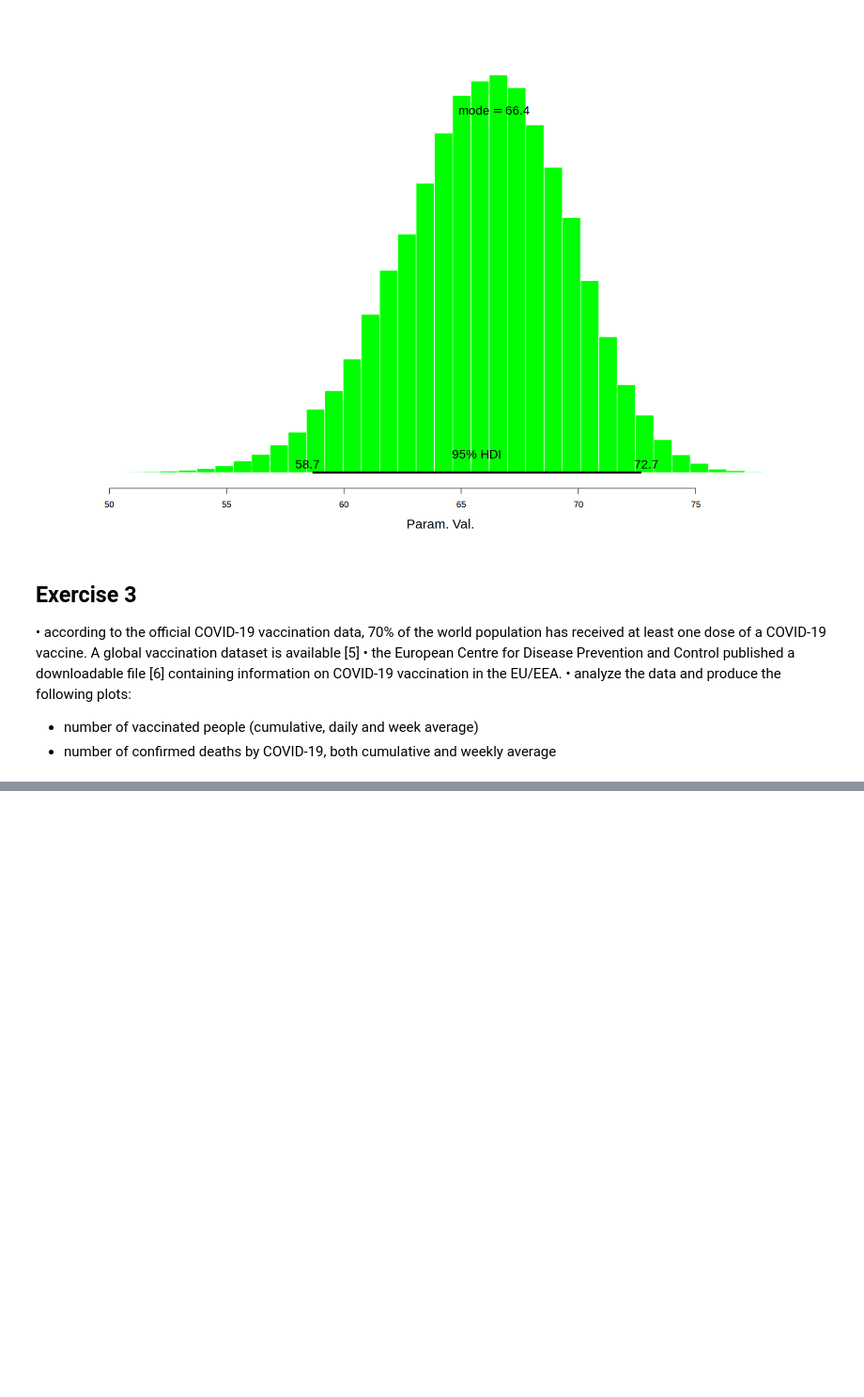
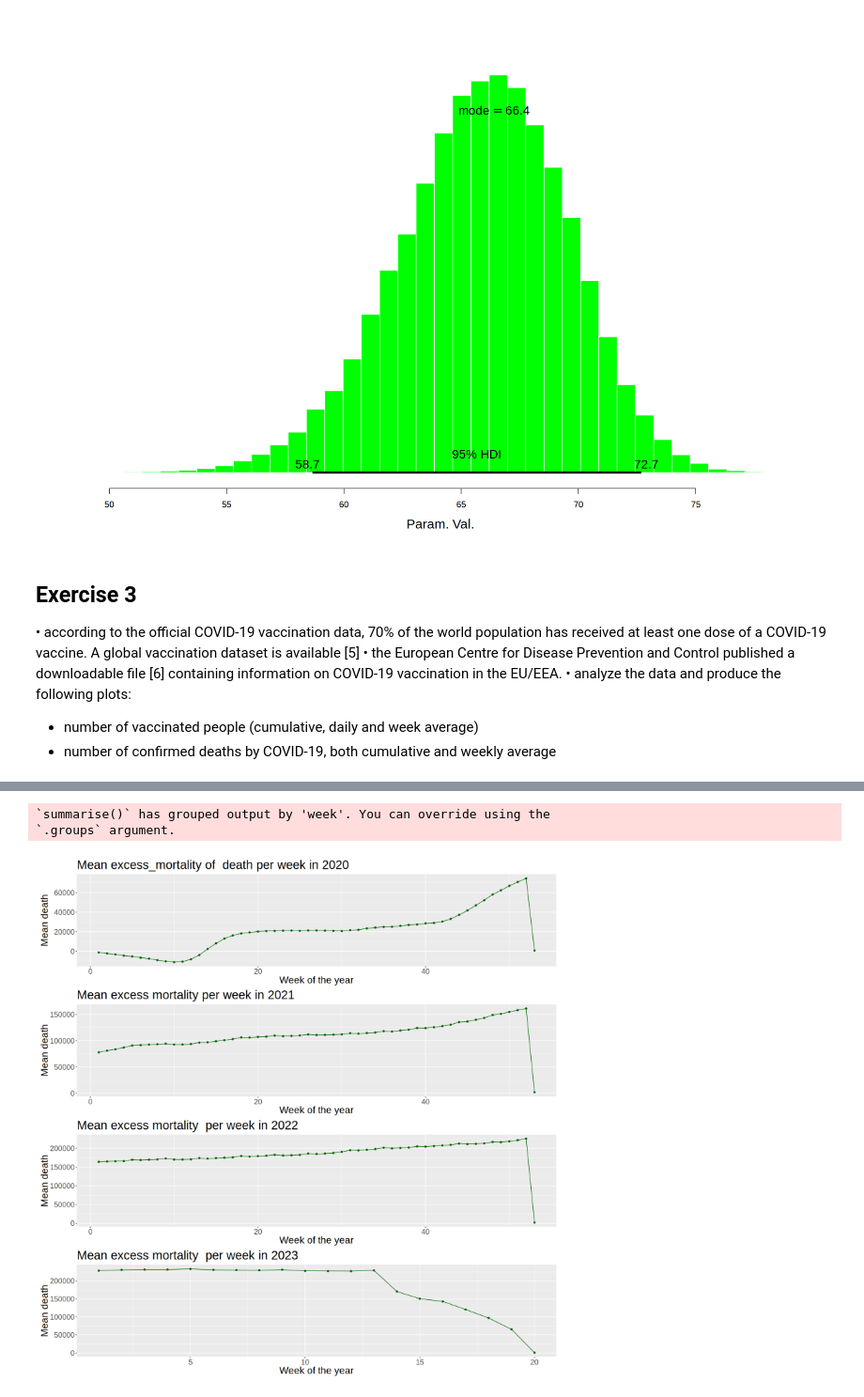
Before and after one commit to isottongloria/AdvStatPhysAnalysis, a Jupyter notebook: E6.ipynb, the cells around one changed output, grey strips where cells are left out. Shown at 94% size. Saved outputs shown, nothing was run; the diff lists cells and outputs as text; code cells hidden in the pictures; blank space fills up the shorter version.

```diff
--- a/E6.ipynb
+++ b/E6.ipynb
@@ -465,0 +634,66 @@ information on COVID-19 vaccination in the EU/EEA.
+# %%
+# Set the file path
+excess_mortality_path <- "excess_mortality.csv"
+
+# Load the CSV file
+excess_mortality <- read.csv(excess_mortality_path)
+
+# Filter the data to select only the countries in Europe
+excess_mortality_eu <- excess_mortality %>% filter(location %in% european_countries)
+excess_mortality_eu <- excess_mortality_eu %>% filter (!is.na(cum_excess_proj_all_ages)) #delete the NA
+
+#Calculate the week of the year for each date
+excess_mortality_eu_week <- excess_mortality_eu
+excess_mortality_eu_week$date <- as.Date(excess_mortality_eu_week$date,  format = "%Y-%m-%d")
+excess_mortality_eu_week$year <- year(excess_mortality_eu_week$date)
+excess_mortality_eu_week$week <- week(excess_mortality_eu_week$date)
+
+#group by year and week and compute the mean
+excess_mortality_eu_week <- excess_mortality_eu_week%>% group_by( week, year ) %>% summarise(avg_deaths=sum(cum_excess_proj_all_ages)/7)
+
+#divide by year
+excess_mortality_eu_week_2020 <- excess_mortality_eu_week %>% filter(year == 2020)
+excess_mortality_eu_week_2021  <- excess_mortality_eu_week %>% filter(year == 2021)
+excess_mortality_eu_week_2022  <- excess_mortality_eu_week %>% filter(year == 2022)
+excess_mortality_eu_week_2023  <- excess_mortality_eu_week %>% filter(year == 2023)
+
+options(repr.plot.width = 15, repr.plot.height = 15)
+plot4 <- ggplot(excess_mortality_eu_week_2020, aes(x = week, y = avg_deaths)) +
+  geom_line(color = 'darkgreen') +
+  geom_point(color = 'darkgreen') +
+  labs(x = "Week of the year", y = "Mean death", title = "Mean excess_mortality of  death per week in 2020", color = "") +
+  theme(axis.title = element_text(size = 20),
+        axis.text = element_text(size = 15),
+        plot.title = element_text(size = 25))
+
+plot5 <- ggplot(excess_mortality_eu_week_2021, aes(x = week, y = avg_deaths)) +
+  geom_line(color = 'darkgreen') +
+  geom_point(color = 'darkgreen') +
+  labs(x = "Week of the year", y = "Mean death", title = "Mean excess mortality per week in 2021", color = "") +
+  theme(axis.title = element_text(size = 20),
+        axis.text = element_text(size = 15),
+        plot.title = element_text(size = 25))
+
+plot6 <- ggplot(excess_mortality_eu_week_2022, aes(x = week, y = avg_deaths)) +
+  geom_line(color = 'darkgreen') +
+  geom_point(color = 'darkgreen') +
+  labs(x = "Week of the year", y = "Mean death", title = "Mean excess mortality  per week in 2022", color = "") +
+  theme(axis.title = element_text(size = 20),
+        axis.text = element_text(size = 15),
+        plot.title = element_text(size = 25))
+
+plot7<- ggplot(excess_mortality_eu_week_2023, aes(x = week, y = avg_deaths)) +
+  geom_line(color = 'darkgreen') +
+  geom_point(color = 'darkgreen') +
+  labs(x = "Week of the year", y = "Mean death", title = "Mean excess mortality  per week in 2023", color = "") +
+  theme(axis.title = element_text(size = 20),
+        axis.text = element_text(size = 15),
+        plot.title = element_text(size = 25))
+
+# Create a grid of plots using the patchwork package
+plot <- (plot4) /  (plot5) / (plot6)/ (plot7)
+plot
+# %% [output]
+`summarise()` has grouped output by 'week'. You can override using the
+`.groups` argument.
+[figure, added]
```
Also changed, not shown: parts of 7 cells of this notebook.
